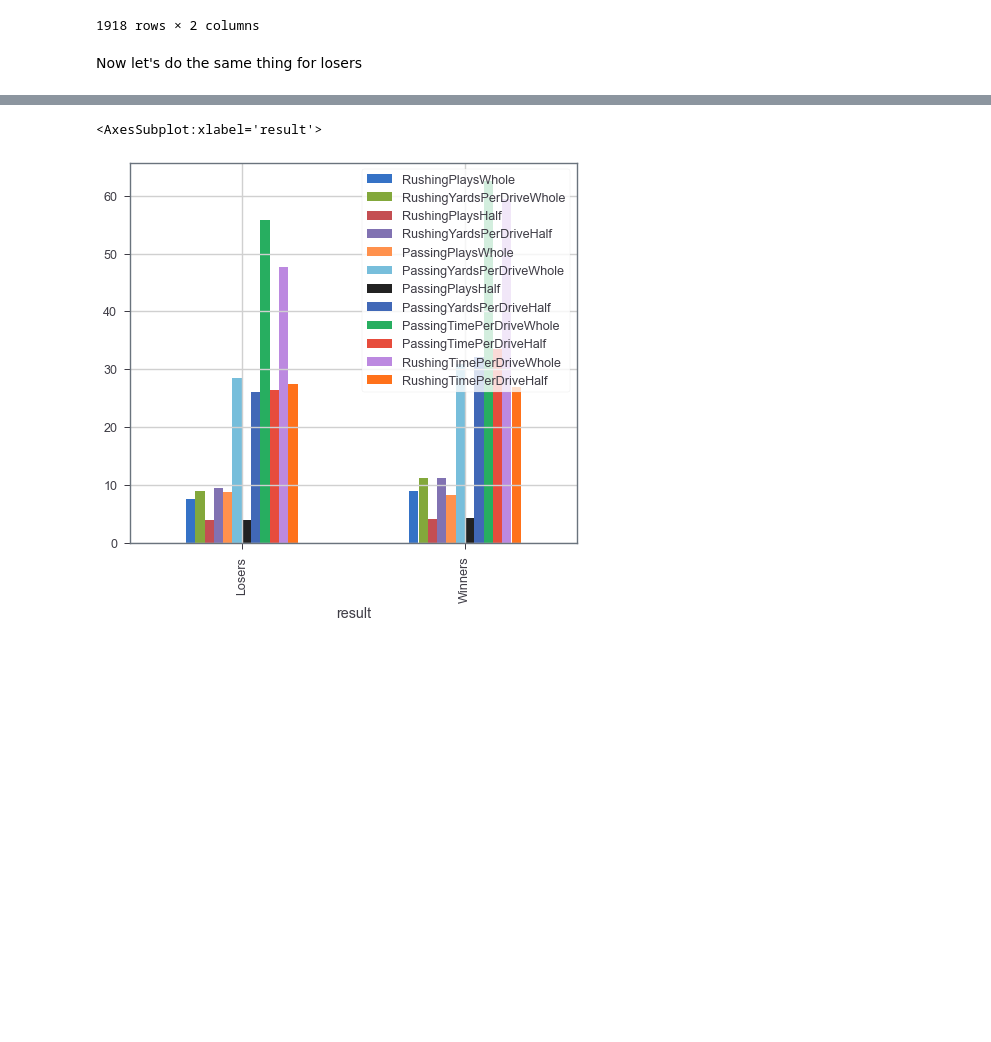
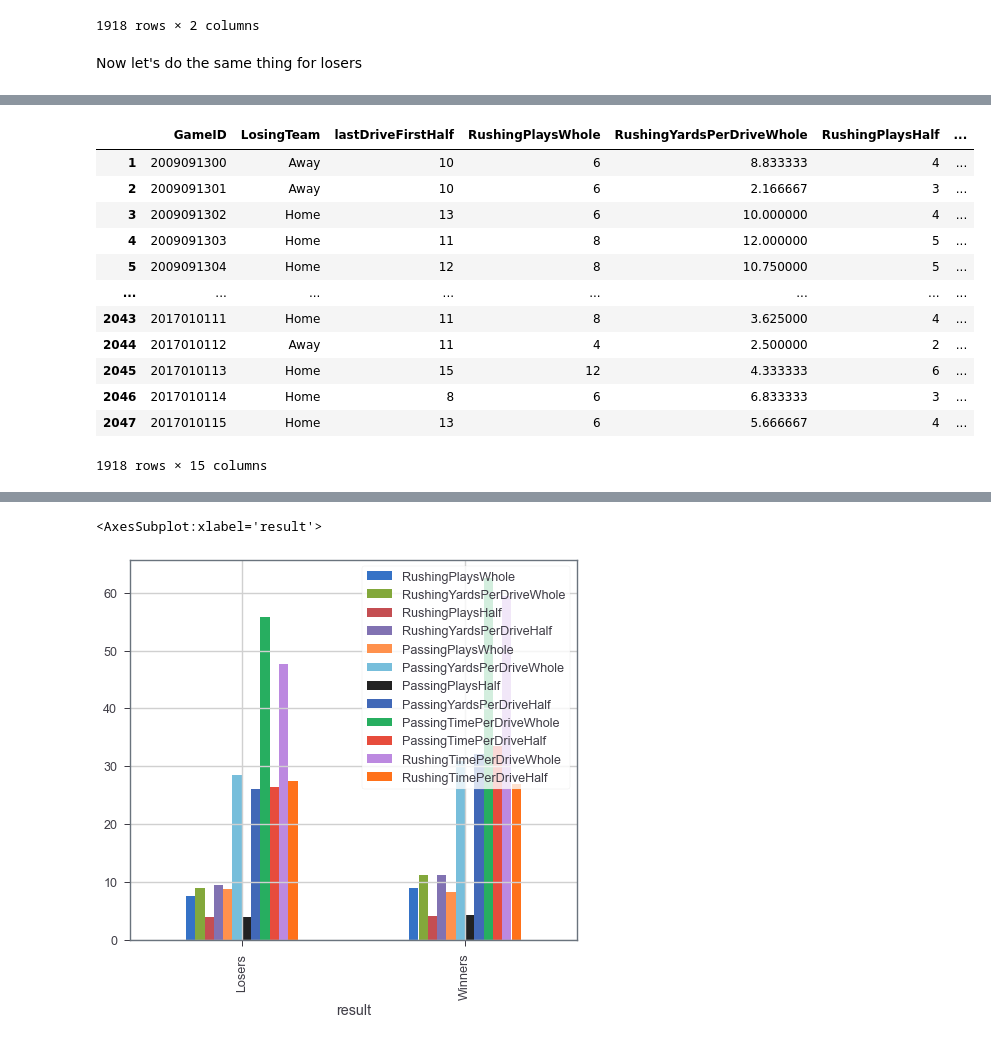
Before and after one commit to Mitchel-Smith/ITCS6162, a Jupyter notebook: NFL2016Analysis.ipynb, the cells around one changed output, grey strips where cells are left out. Drawn from its saved outputs; the diff is of its cells as text; code cells hidden in the pictures; blank space fills up the shorter version.

```diff
--- a/NFL2016Analysis.ipynb
+++ b/NFL2016Analysis.ipynb
@@ -757,0 +834,16 @@ NFLLosers["RushingTimePerDriveHalf"] = RushingTimePerDriveHalf
+# %%
+NFLLosers
+# %% [output]
+|  | GameID | LosingTeam | lastDriveFirstHalf | RushingPlaysWhole | RushingYardsPerDriveWhole | RushingPlaysHalf | ... |
+| 1 | 2009091300 | Away | 10 | 6 | 8.833333 | 4 | ... |
+| 2 | 2009091301 | Away | 10 | 6 | 2.166667 | 3 | ... |
+| 3 | 2009091302 | Home | 13 | 6 | 10.000000 | 4 | ... |
+| 4 | 2009091303 | Home | 11 | 8 | 12.000000 | 5 | ... |
+| 5 | 2009091304 | Home | 12 | 8 | 10.750000 | 5 | ... |
+| ... | ... | ... | ... | ... | ... | ... | ... |
+| 2043 | 2017010111 | Home | 11 | 8 | 3.625000 | 4 | ... |
+| 2044 | 2017010112 | Away | 11 | 4 | 2.500000 | 2 | ... |
+| 2045 | 2017010113 | Home | 15 | 12 | 4.333333 | 6 | ... |
+| 2046 | 2017010114 | Home | 8 | 6 | 6.833333 | 3 | ... |
+| 2047 | 2017010115 | Home | 13 | 6 | 5.666667 | 4 | ... |
+1918 rows × 15 columns
```
Also changed, not shown: parts of 28 cells of this notebook.
